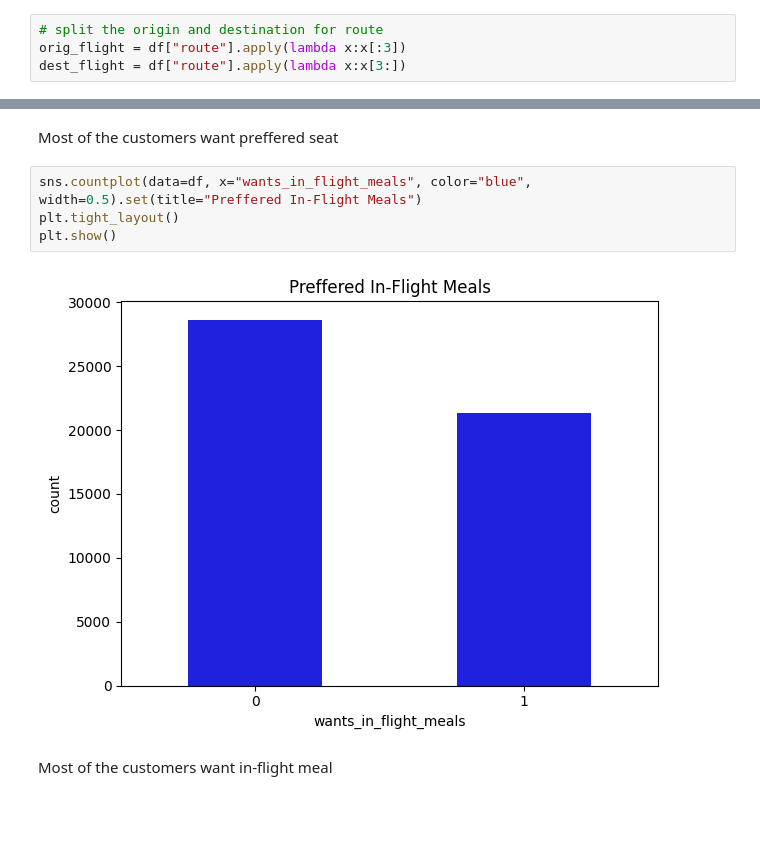
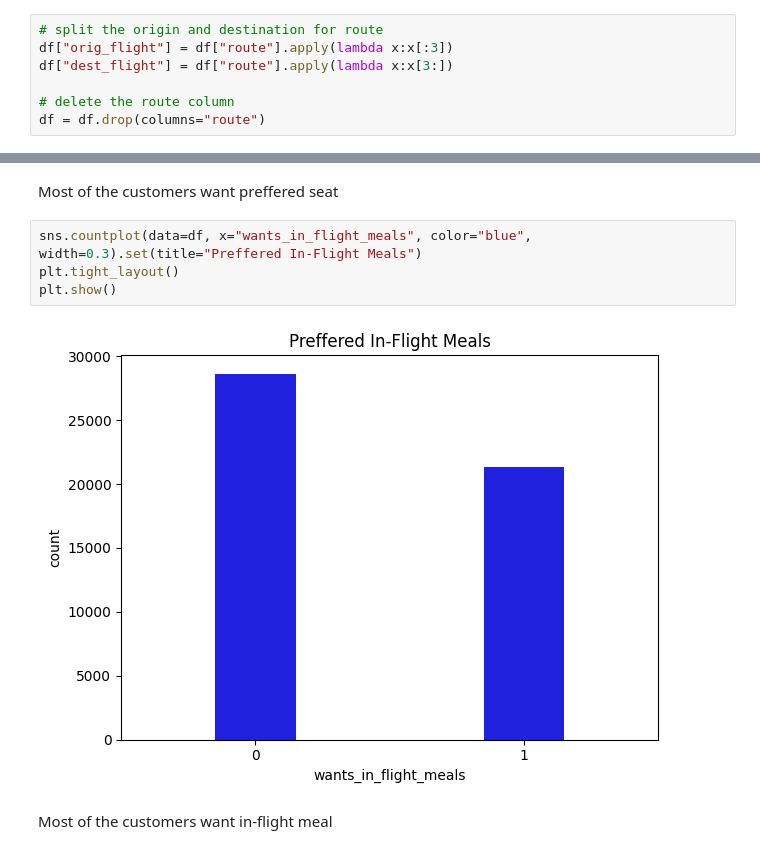
Before and after one commit to julam9/British-Airways-Modelling-Task, a Jupyter notebook: modelling_booking.ipynb, the cells around one changed output, grey strips where cells are left out. Drawn from its saved outputs; the diff is of its cells as text; blank space fills up the shorter version.

```diff
--- a/modelling_booking.ipynb
+++ b/modelling_booking.ipynb
@@ -158,5 +158,8 @@ plt.xlabel("Day of Departure");
 Most of the custimers like to travel on weekday (day 1-5/Moday-Friday) than Weekend (Saturday-Sunday)
 # %%
 # split the origin and destination for route
-orig_flight = df["route"].apply(lambda x:x[:3])
-dest_flight = df["route"].apply(lambda x:x[3:])
+df["orig_flight"] = df["route"].apply(lambda x:x[:3])
+df["dest_flight"] = df["route"].apply(lambda x:x[3:])
+
+# delete the route column
+df = df.drop(columns="route")
@@ -219,11 +222,11 @@ plt.show()
 # %% [markdown]
 Most of the customers want preffered seat
 # %%
-sns.countplot(data=df, x="wants_in_flight_meals", color="blue", width=0.5).set(title="Preffered In-Flight Meals")
+sns.countplot(data=df, x="wants_in_flight_meals", color="blue", width=0.3).set(title="Preffered In-Flight Meals")
 plt.tight_layout()
 plt.show()
 # %% [output]
-[figure, old version]
+[figure, new version]
 # %% [markdown]
 Most of the customers want in-flight meal
 # %%
```
Also changed, not shown: parts of 13 cells of this notebook.
